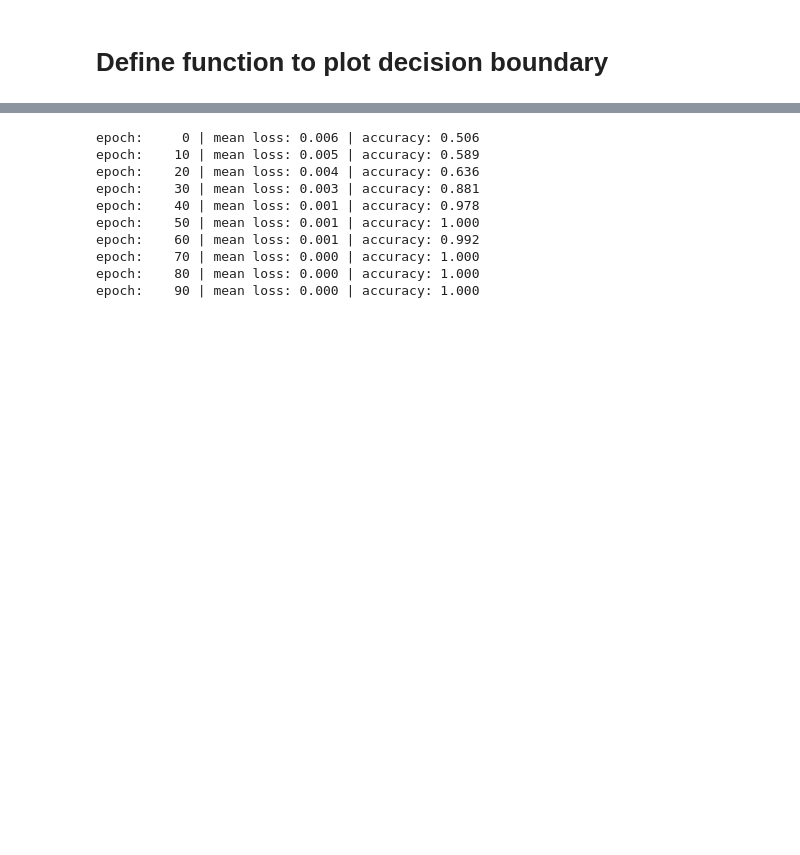
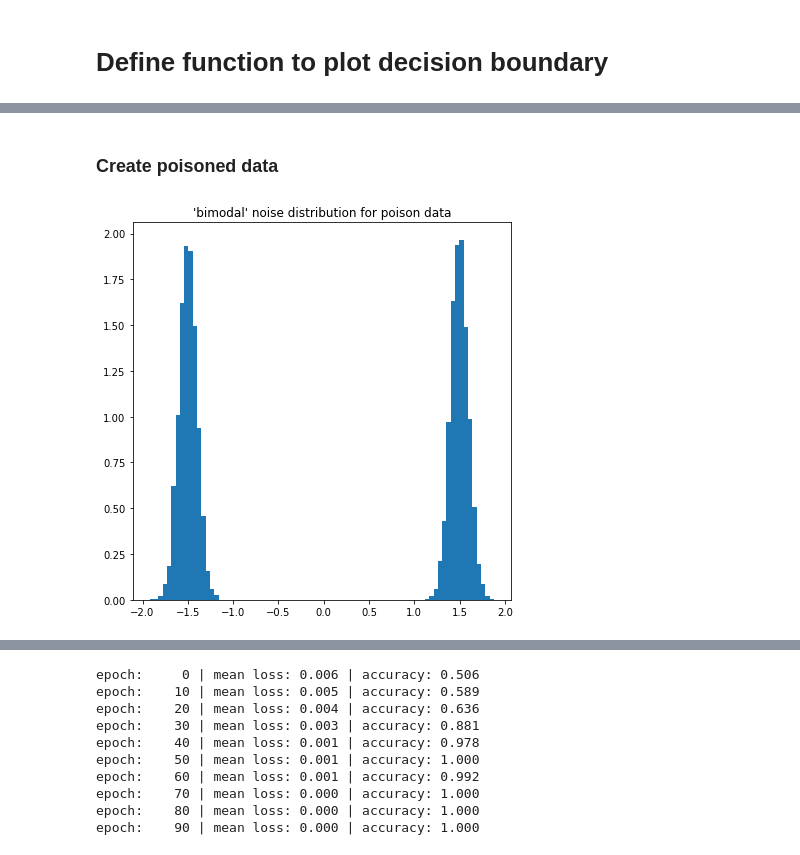
Before and after one commit to Burt360/loss-surfaces-in-data, a Jupyter notebook: swissroll.ipynb, the cells around one changed output, grey strips where cells are left out. Saved outputs shown, nothing was run; the diff lists cells and outputs as text; code cells hidden in the pictures; blank space fills up the shorter version.

```diff
--- a/swissroll.ipynb
+++ b/swissroll.ipynb
@@ -344,0 +345,22 @@ def get_xls_yls(dataset0, dataset1=None):
+# %% [markdown]
+### Create poisoned data
+# %%
+fig, ax = plt.subplots(1, 1, figsize=(6, 6))
+
+μ, σ = 1.5, 0.1
+rng = np.random.default_rng()
+
+size = 10000
+μ, σ = 1.5, 0.1
+sample = rng.permutation(np.concatenate((
+  rng.normal(μ, σ, size=size//2),
+  rng.normal(- μ, σ, size=size//2)
+)))
+
+ax.hist(sample, bins=80, density=True)
+ax.set_title("'bimodal' noise distribution for poison data")
+
+fig.tight_layout()
+fig.show()
+# %% [output]
+[figure, added]
```
Also changed, not shown: parts of 41 cells of this notebook.
